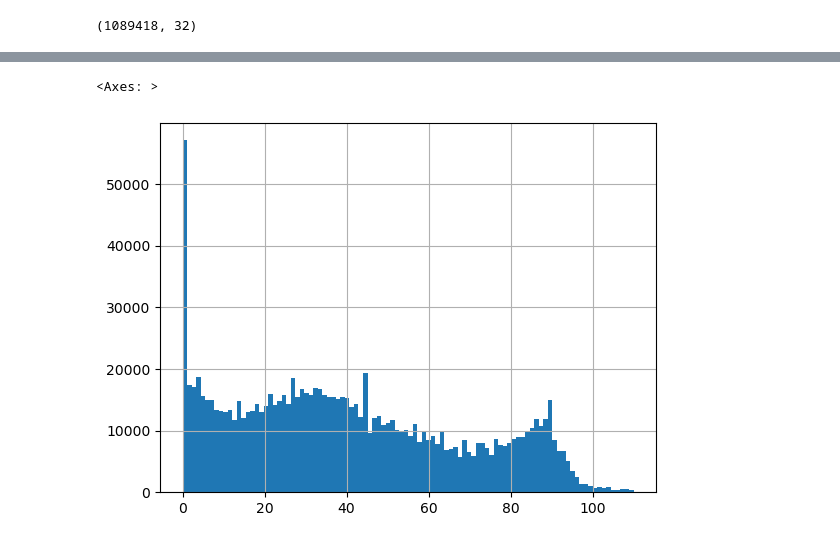
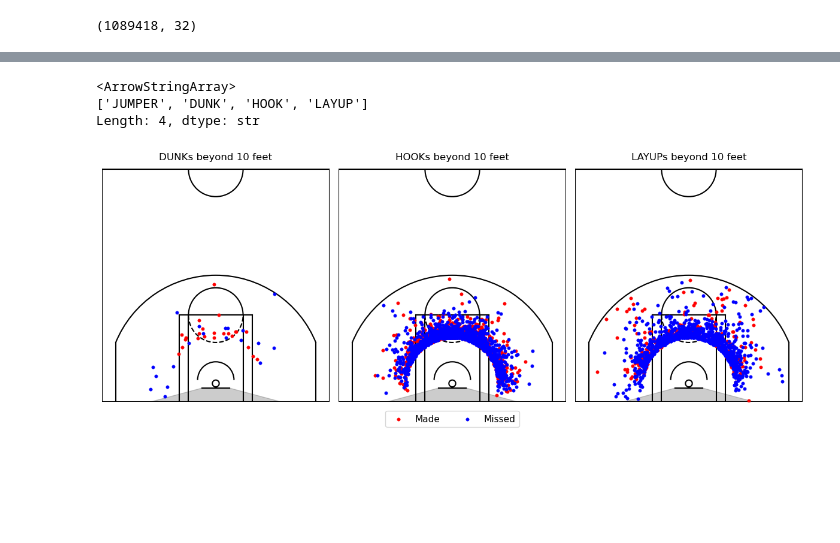
Before and after one commit to remmertjack/portfolio, a Jupyter notebook: bball_shotprobs/data/preprocess_shotprobs_data.ipynb, the cells around one changed output, grey strips where cells are left out. Cells and saved outputs as stored; diff of their text form; code cells hidden in the pictures; blank space fills up the shorter version.

```diff
--- a/bball_shotprobs/data/preprocess_shotprobs_data.ipynb
+++ b/bball_shotprobs/data/preprocess_shotprobs_data.ipynb
@@ -39,5 +100,30 @@ round(df[['distance', 'angle']].describe(), 2)
-# %%
-df['angle'].hist(bins=100)
-# %% [output]
-<Axes: >
-[figure, removed]
+# %%
+# codify shot type
+layups = ['Tip Layup Shot','Driving Layup Shot','Running Layup Shot','Cutting Layup Shot','Driving Reverse Layup Shot','Layup Shot',
+          'Driving Finger Roll Layup Shot','Running Reverse Layup Shot','Running Finger Roll Layup Shot','Alley Oop Layup shot','Putback Layup Shot',
+          'Reverse Layup Shot','Finger Roll Layup Shot','Cutting Finger Roll Layup Shot','Running Alley Oop Layup Shot']
+jumper = ['Jump Shot','Driving Floating Bank Jump Shot','Driving Floating Jump Shot','Fadeaway Jump Shot', 'Step Back Jump shot','Running Jump Shot',
+          'Pullup Jump shot','Floating Jump shot','Running Pull-Up Jump Shot','Turnaround Fadeaway Bank Jump Shot', 'Jump Bank Shot', 'Turnaround Jump Shot','Step Back Bank Jump Shot',
+          'Turnaround Fadeaway shot','Turnaround Bank shot','Fadeaway Bank shot'
+          ]
+dunk = ['Running Dunk Shot', 'Cutting Dunk Shot','Driving Dunk Shot','Putback Dunk Shot','Running Alley Oop Dunk Shot', 'Tip Dunk Shot', 'Dunk Shot',
+        'Reverse Dunk Shot', 'Alley Oop Dunk Shot','Running Reverse Dunk Shot','Driving Reverse Dunk Shot',
+        ]
+hook = ['Hook Shot','Turnaround Bank Hook Shot','Turnaround Hook Shot', 'Driving Hook Shot', 'Hook Bank Shot','Driving Bank Hook Shot',]
+
+df['shot_type'] = np.where(df['subType'].isin(layups),"LAYUP",'OTH')
+df['shot_type'] = np.where(df['subType'].isin(jumper),"JUMPER",df['shot_type'])
+df['shot_type'] = np.where(df['subType'].isin(dunk),"DUNK",df['shot_type'])
+df['shot_type'] = np.where(df['subType'].isin(hook),"HOOK",df['shot_type'])
+
+df['shot_type_numeric'] = np.where(df['shot_type']=='JUMPER',0,
+                                   np.where(df['shot_type']=='LAYUP',1,
+                                   np.where(df['shot_type']=='DUNK',2,
+                                   3 # hook
+                                   )))
+
+print(pd.unique(df['shot_type']))
+# %% [output]
+<ArrowStringArray>
+['JUMPER', 'DUNK', 'HOOK', 'LAYUP']
+Length: 4, dtype: str
@@ -43,0 +142,37 @@ df['angle'].hist(bins=100)
+# %%
+fig, axes = plt.subplots(nrows=1, ncols=3, figsize=(12, 4.5))
+shot_types = ['DUNK', 'HOOK', 'LAYUP']
+min_dist = 10
+for ax, shot in zip(axes, shot_types):
+    draw_court_on_ax(ax)
+    mask = (df['shot_type'] == shot) & (df['distance'] >= min_dist)
+    made_mask = mask & (df['is_made'] == 1)
+    miss_mask = mask & (df['is_made'] == 0)
+
+    ax.scatter(
+        df.loc[made_mask, 'xLegacy'],
+        df.loc[made_mask, 'yLegacy'],
+        s=15,
+        color='red',
+        linewidth=0.3,
+        zorder=5,
+        label='Made'
+    )
+    ax.scatter(
+        df.loc[miss_mask, 'xLegacy'],
+        df.loc[miss_mask, 'yLegacy'],
+        s=15,
+        color='blue',
+        linewidth=0.3,
+        zorder=5,
+        label='Missed'
+    )
+    ax.set_title(f"{shot}s beyond 10 feet")
+    ax.axis('off')
+
+handles, labels = axes[0].get_legend_handles_labels()
+fig.legend(handles, labels, loc='lower center', ncol=2, bbox_to_anchor=(0.5, -0.05), fontsize=11)
+plt.tight_layout()
+plt.show()
+# %% [output]
+[figure, added]
```
Also changed, not shown: parts of 28 cells of this notebook, 2 other files.
